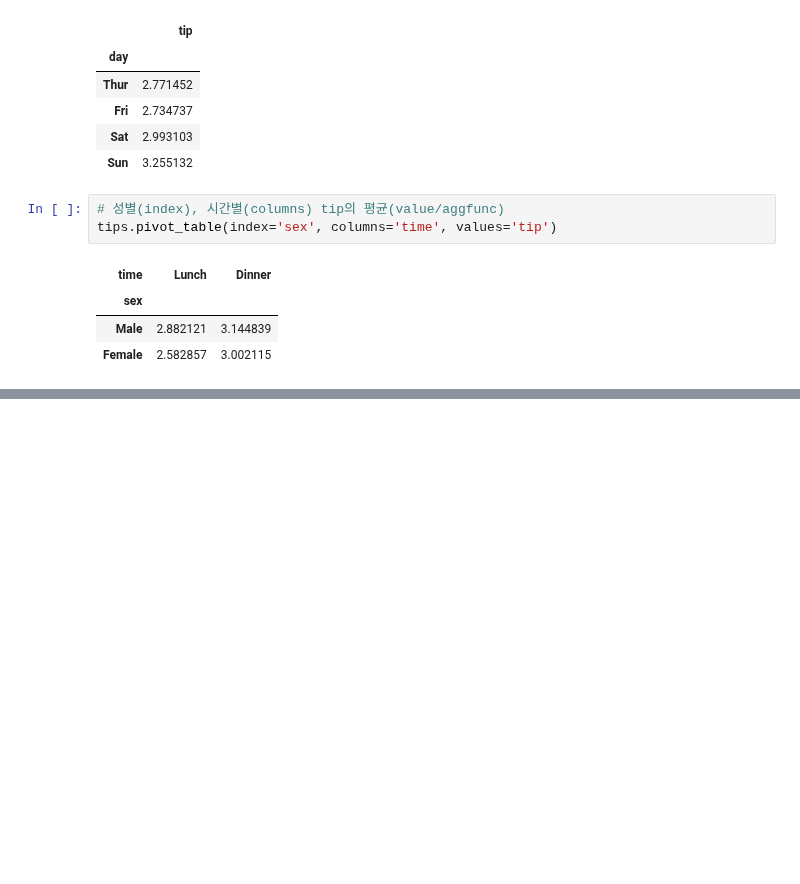
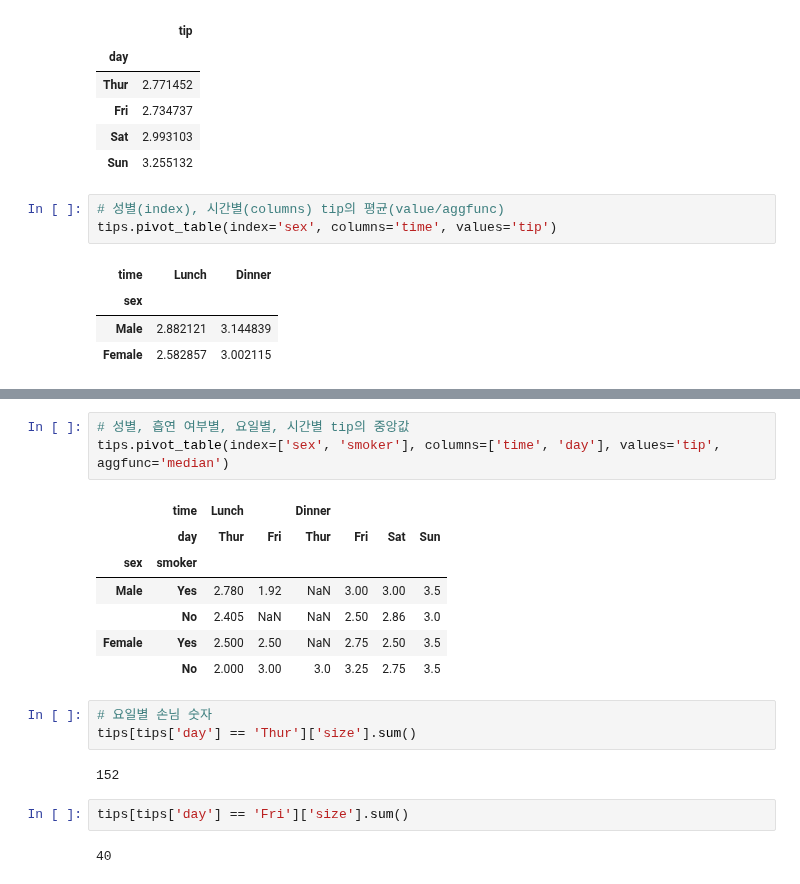
Before and after one commit to JakeOh/202011_itw_bd21, a Jupyter notebook: lab_da/da15_reshape.ipynb, the cells around one changed output, grey strips where cells are left out. Cells and saved outputs as stored; diff of their text form; blank space fills up the shorter version.

```diff
--- a/lab_da/da15_reshape.ipynb
+++ b/lab_da/da15_reshape.ipynb
@@ -346,0 +448,20 @@ tips.pivot_table(index='sex', columns='time', values='tip')
+# %%
+# 성별, 흡연 여부별, 요일별, 시간별 tip의 중앙값
+tips.pivot_table(index=['sex', 'smoker'], columns=['time', 'day'], values='tip', aggfunc='median')
+# %% [output]
+|  | time | Lunch |  | Dinner |  |  |  |
+|  | day | Thur | Fri | Thur | Fri | Sat | Sun |
+| sex | smoker |  |  |  |  |  |  |
+| Male | Yes | 2.780 | 1.92 | NaN | 3.00 | 3.00 | 3.5 |
+|  | No | 2.405 | NaN | NaN | 2.50 | 2.86 | 3.0 |
+| Female | Yes | 2.500 | 2.50 | NaN | 2.75 | 2.50 | 3.5 |
+|  | No | 2.000 | 3.00 | 3.0 | 3.25 | 2.75 | 3.5 |
+# %%
+# 요일별 손님 숫자
+tips[tips['day'] == 'Thur']['size'].sum()
+# %% [output]
+152
+# %%
+tips[tips['day'] == 'Fri']['size'].sum()
+# %% [output]
+40
```
Also changed, not shown: parts of 14 cells of this notebook.
